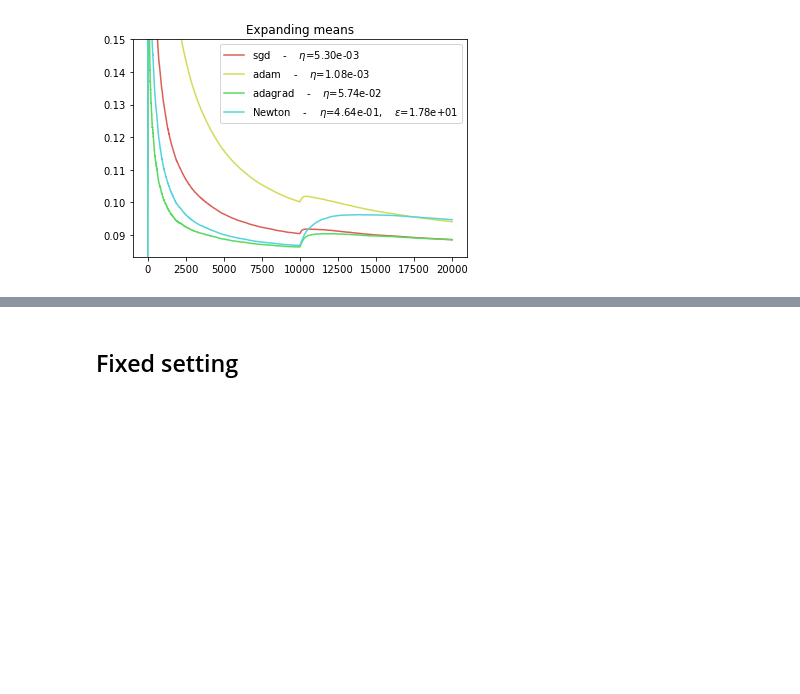
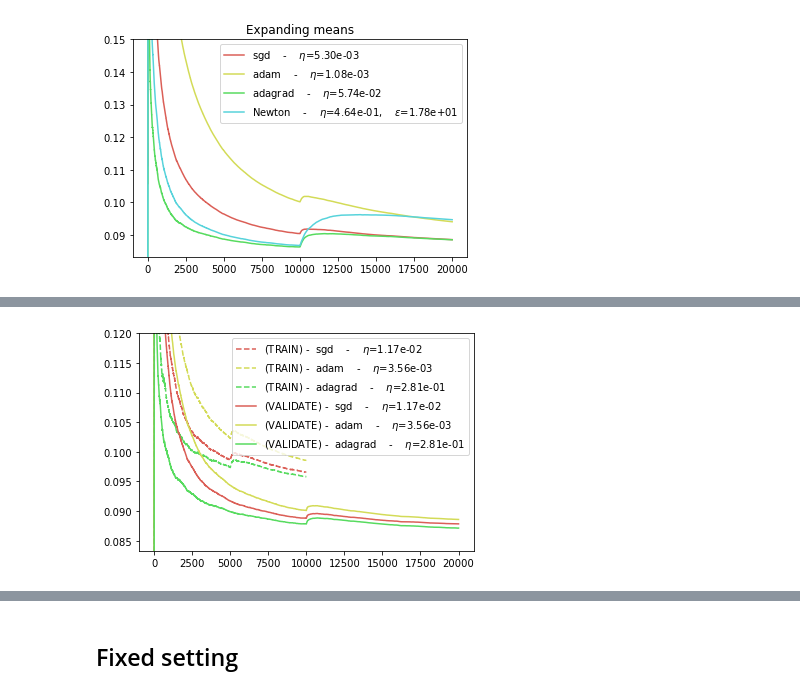
Before and after one commit to eserie/wax-ml, a Jupyter notebook: docs/notebooks/07-SNARIMAX.ipynb, the cells around one changed output, grey strips where cells are left out. Saved outputs shown, nothing was run; the diff lists cells and outputs as text; code cells hidden in the pictures; blank space fills up the shorter version.

```diff
--- a/docs/notebooks/07-SNARIMAX.ipynb
+++ b/docs/notebooks/07-SNARIMAX.ipynb
@@ -1245,0 +1273,4 @@ plot_everything(BEST_STEP_SIZE, BEST_GYM, BEST_HPARAMS, BEST_NEWTON_GYM)
+# %%
+CROSS_VAL_GYM = cross_validate_first_order(BEST_STEP_SIZE, BEST_GYM)
+# %% [output]
+[figure, added]
```
Also changed, not shown: parts of 30 cells of this notebook, 2 other files.
